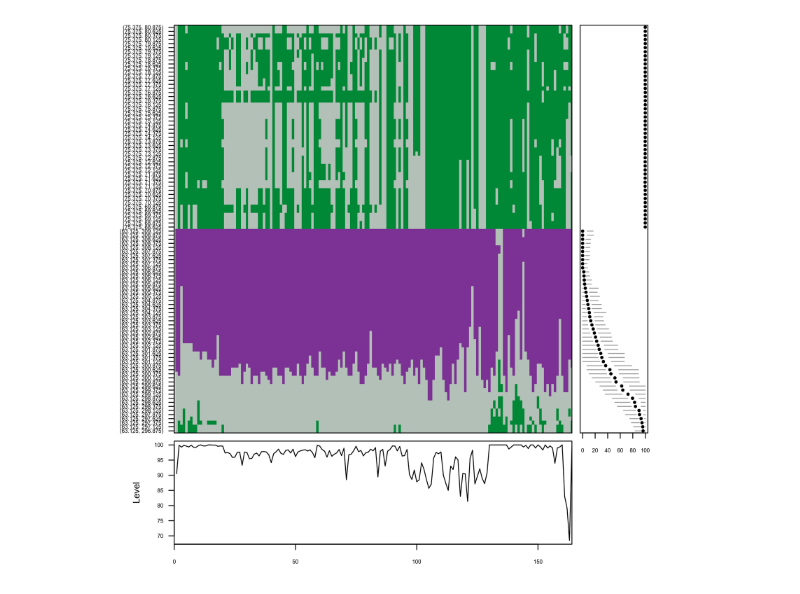
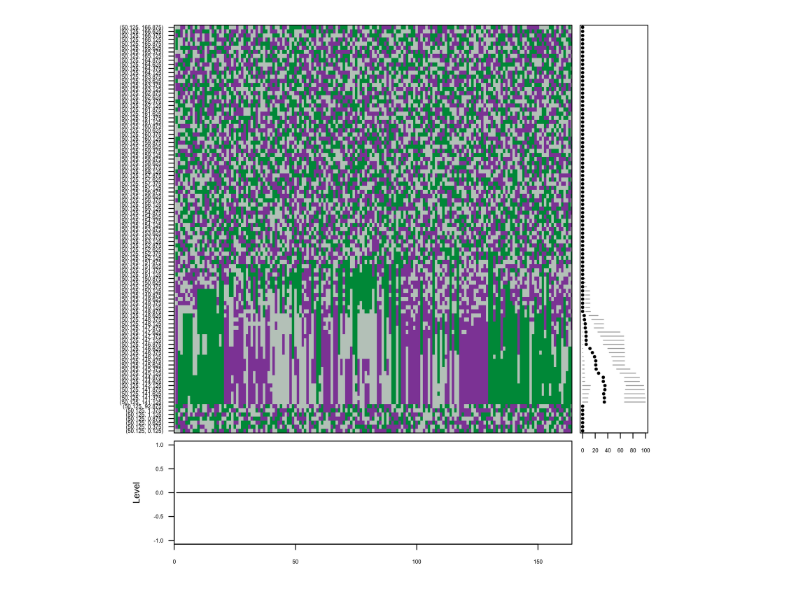
Before and after one commit to hfloresr/ArcticSea, a Jupyter notebook: seaice_spatial.ipynb, the cells around one changed output. Saved outputs shown, nothing was run; the diff lists cells and outputs as text; code cells hidden in the pictures.

Commit message:
made small wrapper for plotting mvtsplots

```diff
--- a/seaice_spatial.ipynb
+++ b/seaice_spatial.ipynb
@@ -94,5 +87,0 @@ display(Image(data=img.getvalue(), format='png', embed=True))
-# %%
-# Plot multivariate timeseries
-with grdevices.render_to_bytesio(grdevices.png,width=2048,height=2048,res=300) as img:
-    mvts.mvtsplot(Xr.rx(True, ro.IntVector(list(range(2000,2100)))))
-display(Image(data=img.getvalue(), format='png', embed=True))
@@ -101,5 +87,0 @@ display(Image(data=img.getvalue(), format='png', embed=True))
-# %%
-# Plot multivariate timeseries
-with grdevices.render_to_bytesio(grdevices.png,width=2048,height=2048,res=300) as img:
-    mvts.mvtsplot(Xr.rx(True, ro.IntVector(list(range(30000,30100)))))
-display(Image(data=img.getvalue(), format='png', embed=True))
@@ -108,5 +87,0 @@ display(Image(data=img.getvalue(), format='png', embed=True))
-# %%
-# Plot multivariate timeseries
-with grdevices.render_to_bytesio(grdevices.png,width=2048,height=2048,res=300) as img:
-    mvts.mvtsplot(Xr.rx(True, ro.IntVector(list(range(30000,30100)))), norm="global")
-display(Image(data=img.getvalue(), format='png', embed=True))
@@ -115,8 +88,5 @@ display(Image(data=img.getvalue(), format='png', embed=True))
-# %%
-# Plot multivariate timeseries
-idxs = list(range(30000, 30050)) + list(range(60000, 60050))
-with grdevices.render_to_bytesio(grdevices.png,width=2048,height=2048,res=300) as img:
-    mvts.mvtsplot(Xr.rx(True, ro.IntVector(idxs)), norm="global")
-display(Image(data=img.getvalue(), format='png', embed=True))
-# %% [output]
-[figure, removed]
+# %%
+X50 = Xr.rx(True, ro.IntVector(list(range(1,100))))
+plot_mvts(X50)
+# %% [output]
+[figure, added]
```
Also changed, not shown: parts of 10 cells of this notebook.
